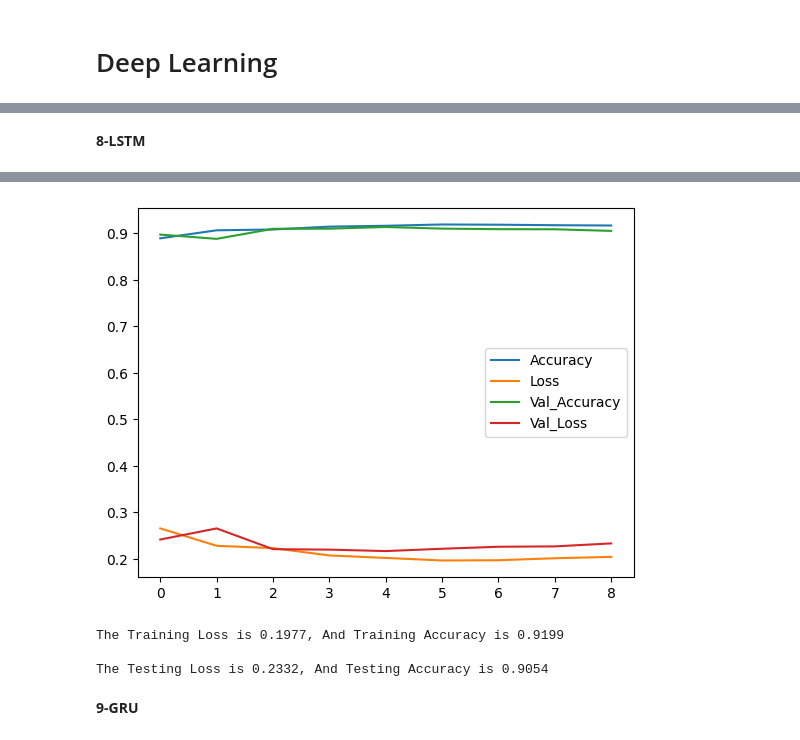
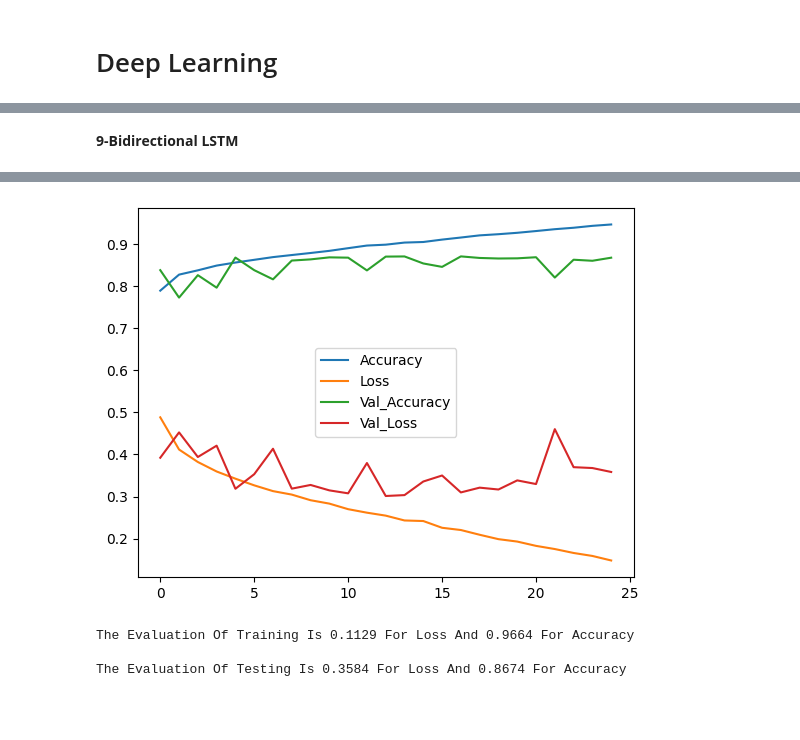
Before and after one commit to Osamah-Anmar-Sami/Sentiment-Analysis, a Jupyter notebook: English Sentiment Analysis/English Sentiment Analysis.ipynb, the cells around one changed output, grey strips where cells are left out. Drawn from its saved outputs; the diff is of its cells as text; code cells hidden in the pictures; blank space fills up the shorter version.

```diff
--- a/English Sentiment Analysis/English Sentiment Analysis.ipynb
+++ b/English Sentiment Analysis/English Sentiment Analysis.ipynb
@@ -431,7 +664,7 @@ The Max Length Is : 678
 # %%
-Callback = tf.keras.callbacks.EarlyStopping(
-                    monitor="accuracy",
-                    mode="max",
-                    patience=3
-                )
+early_stopping = tf.keras.callbacks.EarlyStopping(
+    monitor='accuracy',
+    patience=5,
+    restore_best_weights=True
+)
 # %% [markdown]
@@ -438,0 +672,8 @@ Callback = tf.keras.callbacks.EarlyStopping(
+# %%
+with tf.device('gpu'):
+    LSTM_ =lstm_(vocab_size= vocab_size + 1, embedding_dim= embedding_dim, max_length= max_length, dropout1=0.3, dropout2=0.3, units1=64, units2 =32, units3 = 32, embeddings_matrix = embedding_matrix)
+    model_compile(model=LSTM_)
+    history = model_fit(model=LSTM_, X_train=encoded_X_train, y_train=y_train, epochs=20, X_test=encoded_X_test, y_test=y_test, batch_size=32, stop=early_stopping)
+    plot_changes(histoty=history)
+    deep_learning_evaluate_(model=LSTM_, x=encoded_X_train, y=y_train, train_test='Training')
+    deep_learning_evaluate_(model=LSTM_, x=encoded_X_test,y= y_test, train_test='Testing')
@@ -439,8 +704,9 @@ Callback = tf.keras.callbacks.EarlyStopping(
 # %%
-convolutional_neural_network = convolutional_neural_network_1d(vocab_size=vocab_size + 1, embedding_dim=embedding_dim, max_length=max_length, dropout=0.1, kernel=2, filters=32, strides=2, padding='valid', embeddings_matrix = embedding_matrix)
-model_compile(model=convolutional_neural_network)
-history = model_fit(model=convolutional_neural_network, X_train=encoded_X_train, y_train=y_train, epochs=10, X_test=encoded_X_test, y_test=y_test, batch_size=32, Callback=Callback)
-plot_accuracy_loss(histoty=history)
-evaluate(model=convolutional_neural_network, x=encoded_X_train, y=y_train, train_test='Training')
-evaluate(model=convolutional_neural_network, x=encoded_X_test, y=y_test, train_test='Testing')
+with tf.device('gpu'):
+    GRU_=gru_(vocab_size= vocab_size + 1, embedding_dim= embedding_dim, max_length= max_length, dropout1=0.2, dropout2=0.5, units1=64, units2 =32, units3 = 64, embeddings_matrix = embedding_matrix)
+    model_compile(model=GRU_)
+    history = model_fit(model=GRU_, X_train=encoded_X_train, y_train=y_train, epochs=25, X_test=encoded_X_test, y_test=y_test, batch_size=32, stop=early_stopping)
+    plot_changes(histoty=history)
+    deep_learning_evaluate_(model=GRU_, x=encoded_X_train, y=y_train, train_test='Training')
+    deep_learning_evaluate_(model=GRU_, x=encoded_X_test,y= y_test, train_test='Testing')
 # %% [output]
@@ -469,10 +734,11 @@ The Testing Loss is 0.2566, And Testing Accuracy is 0.9045
 # %% [markdown]
-**8-LSTM**
+**9-Bidirectional LSTM**
 # %%
-LSTM =lstm_(vocab_size= vocab_size + 1, embedding_dim= embedding_dim, max_length= max_length, dropout=0.1, units=64, embeddings_matrix = embedding_matrix)
-model_compile(model=LSTM)
-history = model_fit(model=LSTM, X_train=encoded_X_train, y_train=y_train, epochs=15, X_test=encoded_X_test, y_test=y_test, batch_size=32, Callback=Callback)
-plot_accuracy_loss(histoty=history)
-evaluate(model=LSTM, x=encoded_X_train, y=y_train, train_test='Training')
-evaluate(model=LSTM, x=encoded_X_test,y= y_test, train_test='Testing')
+with tf.device('gpu'):
+    Bidirectional_LSTM=bidirectional_lstm(vocab_size= vocab_size + 1, embedding_dim= embedding_dim, max_length= max_length, dropout1=0.5, dropout2=0.5, units1=32, units2 =32, units3 = 32, embeddings_matrix = embedding_matrix)
+    model_compile(model=Bidirectional_LSTM)
+    history = model_fit(model=Bidirectional_LSTM, X_train=encoded_X_train, y_train=y_train, epochs=25, X_test=encoded_X_test, y_test=y_test, batch_size=32, stop=early_stopping)
+    plot_changes(histoty=history)
+    deep_learning_evaluate_(model=Bidirectional_LSTM, x=encoded_X_train, y=y_train, train_test='Training')
+    deep_learning_evaluate_(model=Bidirectional_LSTM, x=encoded_X_test,y= y_test, train_test='Testing')
 # %% [output]
@@ -497,6 +762,4 @@ Epoch 9/15
-[figure, old version]
+[figure, new version]
-The Training Loss is 0.1977, And Training Accuracy is 0.9199
+The Evaluation Of Training Is 0.1129 For Loss And 0.9664 For Accuracy
 
-The Testing Loss is 0.2332, And Testing Accuracy is 0.9054
+The Evaluation Of Testing Is 0.3584 For Loss And 0.8674 For Accuracy
-# %% [markdown]
-**9-GRU**
```
Also changed, not shown: parts of 197 cells of this notebook.
